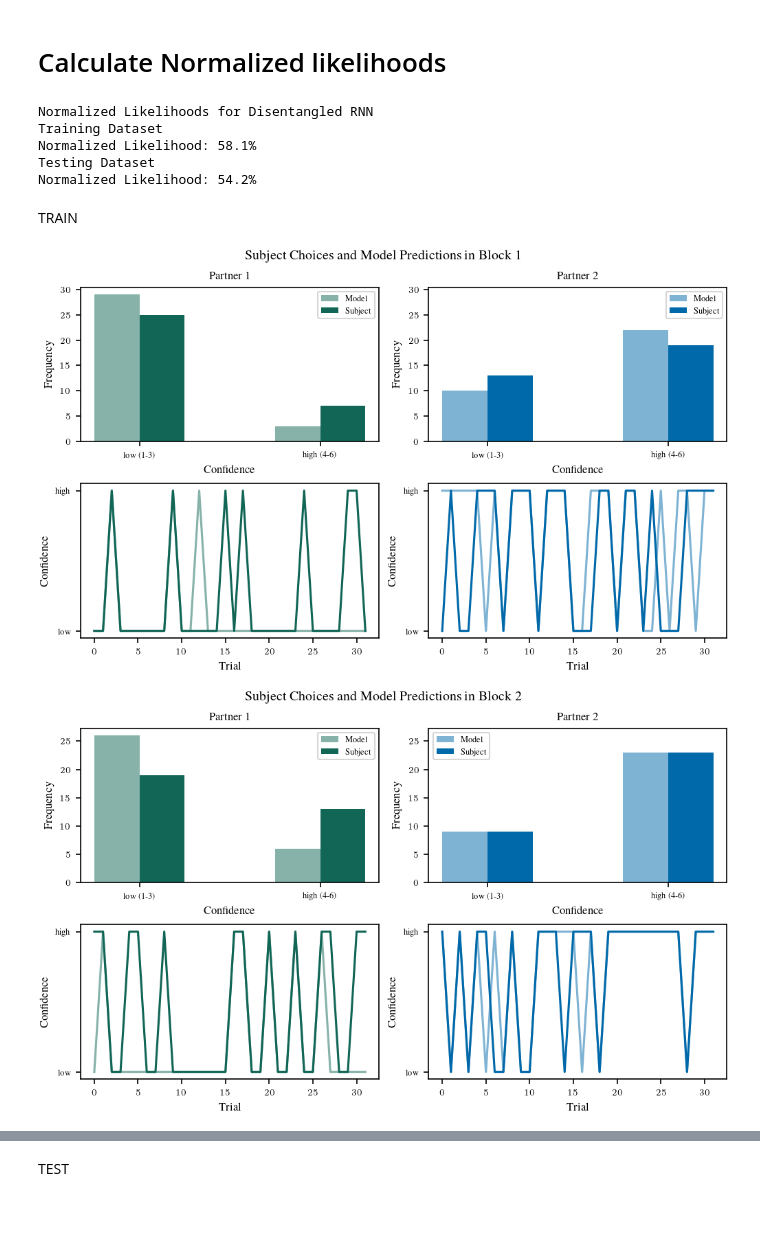
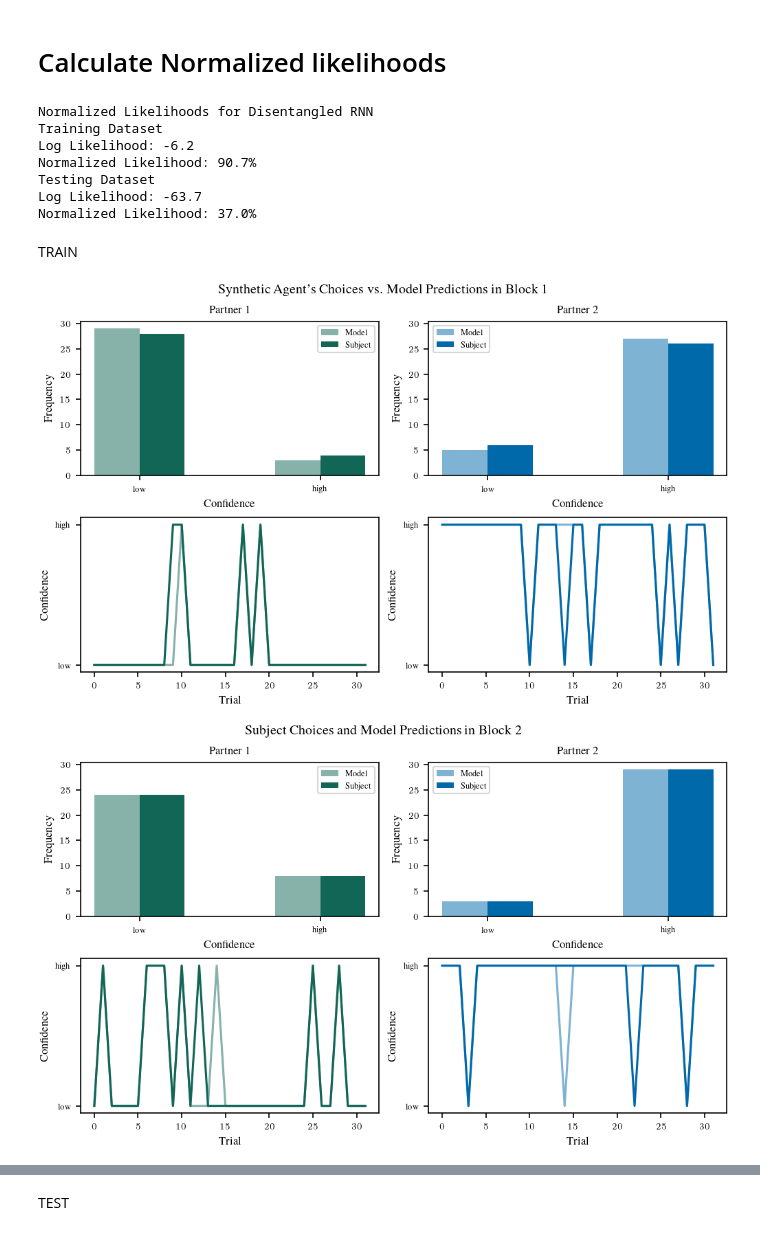
Before and after one commit to meikeoschmann/disRNN-conf-match, a Jupyter notebook: CogModelingRNNsTutorial/synthetic_RNN.ipynb, the cells around one changed output, grey strips where cells are left out. Drawn from its saved outputs; the diff is of its cells as text; code cells hidden in the pictures.

```diff
--- a/CogModelingRNNsTutorial/synthetic_RNN.ipynb
+++ b/CogModelingRNNsTutorial/synthetic_RNN.ipynb
@@ -165,7 +165,7 @@ Pconfidence_prev = np.array(df_1['Pconfidence']).reshape(64,4, order='F')
 type_prev = np.array(df_1['type'], dtype=int).reshape(64,4, order='F')
 
 #Sconfidence_prev = type_prev - 1
-Sconfidence_noisy = type_prev - 1 + np.random.normal(0, 1, (64,4))
+Sconfidence_noisy = type_prev - 1 + np.random.normal(0, 0.5, (64,4))
 Sconfidence_prev = np.where(Sconfidence_noisy < 0.5, 0, 1)
 #Sconfidence_prev = np.random.random_integers(0, 1, size=(len(df_1))).reshape(64,4, order='F')
 #Sconfidence_prev = np.array(df_1['Sconfidence']).reshape(64,4, order='F')
@@ -202,6 +202,9 @@ Sconfidence_prev_padded = np.concatenate((np.zeros((1,4)), Sconfidence_prev))
 
 data = np.stack((Sconfidence_prev_padded, Pconfidence_prev_padded, type_prev_padded, type_padded), axis=2)
 target =  np.concatenate((data[1:,:,0], -1*np.ones((1,4,)))).reshape(65,4,1)
+test_mask_p1 = data[:,:,3] == 1
+test_mask_p2 = data[:,:,3] == 2
+
 batch_size = 1
 test = DatasetRNN(data, target, batch_size)
 # %% [output]
@@ -332,9 +337,11 @@ testing_likelihood, testing_output = subject_data.compute_log_likelihood(
 # %% [output]
 Normalized Likelihoods for Disentangled RNN
 Training Dataset
-Normalized Likelihood: 58.1%
+Log Likelihood: -6.2
+Normalized Likelihood: 90.7%
 Testing Dataset
-Normalized Likelihood: 54.2%
+Log Likelihood: -63.7
+Normalized Likelihood: 37.0%
 # %% [markdown]
 TRAIN
 # %%
@@ -392,7 +399,7 @@ plt.rcParams.update(figsizes.icml2022_full(nrows=2, ncols=2))
 ### BLOCK 1 ###
 
 # Plot the distribution of choices for each subject
-labels = ("low (1-3)", "high (4-6)")
+labels = ("low", "high")
 model_counts_partner1_block1 = (np.sum(model_choices_partner1_block1 == 0), np.sum(model_choices_partner1_block1 == 1))
 model_counts_partner2_block1 = (np.sum(model_choices_partner2_block1 == 0), np.sum(model_choices_partner2_block1 == 1))
 subject_counts_partner1_block1 = (np.sum(subject_choices_partner1_block1 == 0), np.sum(subject_choices_partner1_block1 == 1))
@@ -406,7 +413,7 @@ width = 0.25  # the width of the bars
 multiplier = 0
 
 fig = plt.figure()
-fig.suptitle('Subject Choices and Model Predictions in Block 1')
+fig.suptitle("Synthetic Agent's Choices vs. Model Predictions in Block 1")
 
 ax1 = plt.subplot(221)
 
@@ -462,12 +469,12 @@ ax4.set_yticks([0,1], labels=['low', 'high'])
 
 plt.show()
 # %% [output]
-[figure, old version]
+[figure, new version]
 # %%
 ### BLOCK 2 ###
 
 # Plot the distribution of choices for each subject
-labels = ("low (1-3)", "high (4-6)")
+labels = ("low", "high")
 model_counts_partner1_block2 = (np.sum(model_choices_partner1_block2 == 0), np.sum(model_choices_partner1_block2 == 1))
 model_counts_partner2_block2 = (np.sum(model_choices_partner2_block2 == 0), np.sum(model_choices_partner2_block2 == 1))
 subject_counts_partner1_block2 = (np.sum(subject_choices_partner1_block2 == 0), np.sum(subject_choices_partner1_block2 == 1))
@@ -510,34 +517,34 @@ for identity, count in all_choices_partner2_block2.items():
     else:
         alpha = 1
     rects = ax2.bar(x + offset, count, width, color=rgb.tue_blue, alpha=alpha, label=identity)
     multiplier += 1
 
 ax2.set_ylabel('Frequency')
 ax2.set_xlabel('Confidence')
 ax2.set_title('Partner 2')
 ax2.set_xticks(x + width/2, labels)
 ax2.legend()
 
 # Plot the choices across all trials
 ax3 = plt.subplot(223)
 ax3.plot(model_choices_partner1_block2, color=rgb.mps_green, alpha=0.5, label='Model Partner 1')
 ax3.plot(subject_choices_partner1_block2, color=rgb.mps_green, label='Subject Partner 1')
 ax3.set_xlabel('Trial')
 ax3.set_ylabel('Confidence')
 ax3.set_yticks([0,1], labels=['low', 'high'])
 
 
 ax4 = plt.subplot(224)
 ax4.plot(model_choices_partner2_block2, color=rgb.tue_blue, alpha=0.5, label='Model Partner 2')
 ax4.plot(subject_choices_partner2_block2, color=rgb.tue_blue, label='Subject Partner 2')
 ax4.set_xlabel('Trial')
 ax4.set_ylabel('Confidence')
 ax4.set_yticks([0,1], labels=['low', 'high'])
 
 
 plt.show()
 # %% [output]
-[figure, old version]
+[figure, new version]
 # %%
 ### BLOCK 3 ###
 
```
Also changed, not shown: parts of 11 cells of this notebook.
